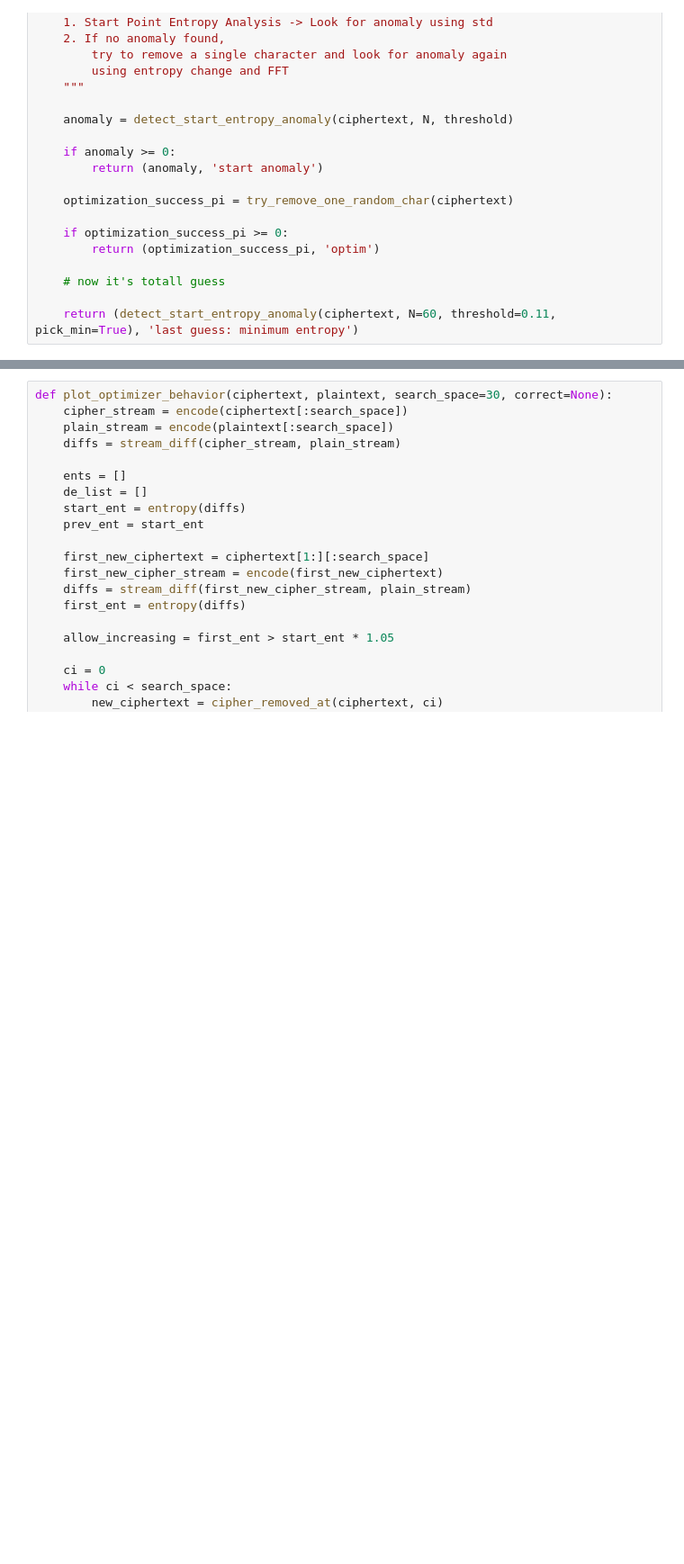
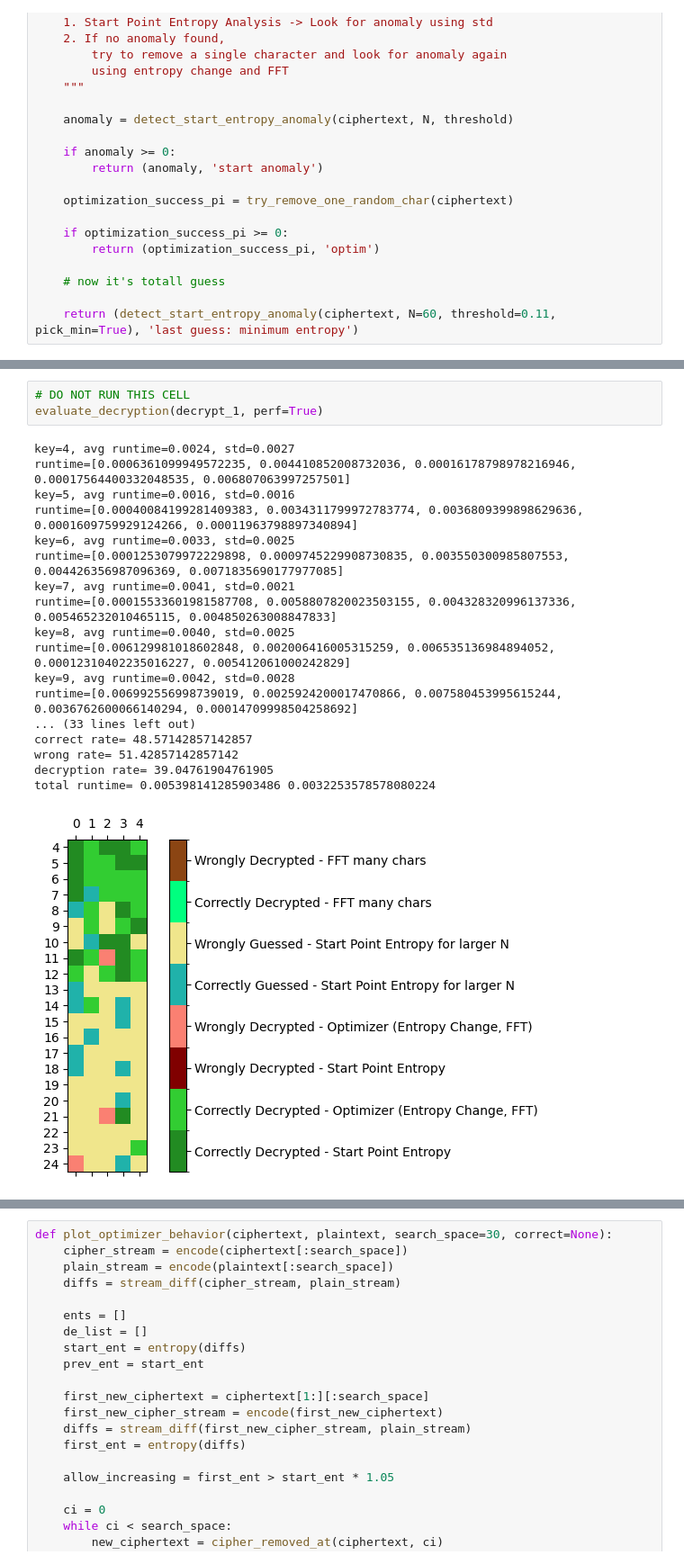
Before and after one commit to EdenWuyifan/Fall-2023-CS-GY6903-CS-UY4783-Project-1, a Jupyter notebook: entropy_fft_analysis.ipynb, the cells around one changed output, grey strips where cells are left out. Shown at 90% size. Drawn from its saved outputs; the diff is of its cells as text; blank space fills up the shorter version.

```diff
--- a/entropy_fft_analysis.ipynb
+++ b/entropy_fft_analysis.ipynb
@@ -396,0 +457,22 @@ decryption rate= 39.04761904761905
+# %%
+# DO NOT RUN THIS CELL
+evaluate_decryption(decrypt_1, perf=True)
+# %% [output]
+key=4, avg runtime=0.0024, std=0.0027
+runtime=[0.0006361099949572235, 0.004410852008732036, 0.00016178798978216946, 0.00017564400332048535, 0.006807063997257501]
+key=5, avg runtime=0.0016, std=0.0016
+runtime=[0.00040084199281409383, 0.0034311799972783774, 0.0036809399898629636, 0.0001609759929124266, 0.00011963798897340894]
+key=6, avg runtime=0.0033, std=0.0025
+runtime=[0.0001253079972229898, 0.0009745229908730835, 0.003550300985807553, 0.004426356987096369, 0.0071835690177977085]
+key=7, avg runtime=0.0041, std=0.0021
+runtime=[0.00015533601981587708, 0.0058807820023503155, 0.004328320996137336, 0.005465232010465115, 0.004850263008847833]
+key=8, avg runtime=0.0040, std=0.0025
+runtime=[0.006129981018602848, 0.002006416005315259, 0.006535136984894052, 0.00012310402235016227, 0.005412061000242829]
+key=9, avg runtime=0.0042, std=0.0028
+runtime=[0.006992556998739019, 0.0025924200017470866, 0.007580453995615244, 0.0036762600066140294, 0.00014709998504258692]
+... (33 lines left out)
+correct rate= 48.57142857142857
+wrong rate= 51.42857142857142
+decryption rate= 39.04761904761905
+total runtime= 0.005398141285903486 0.0032253578578080224
+[figure, added]
```
Also changed, not shown: parts of 32 cells of this notebook, 2 other files.
